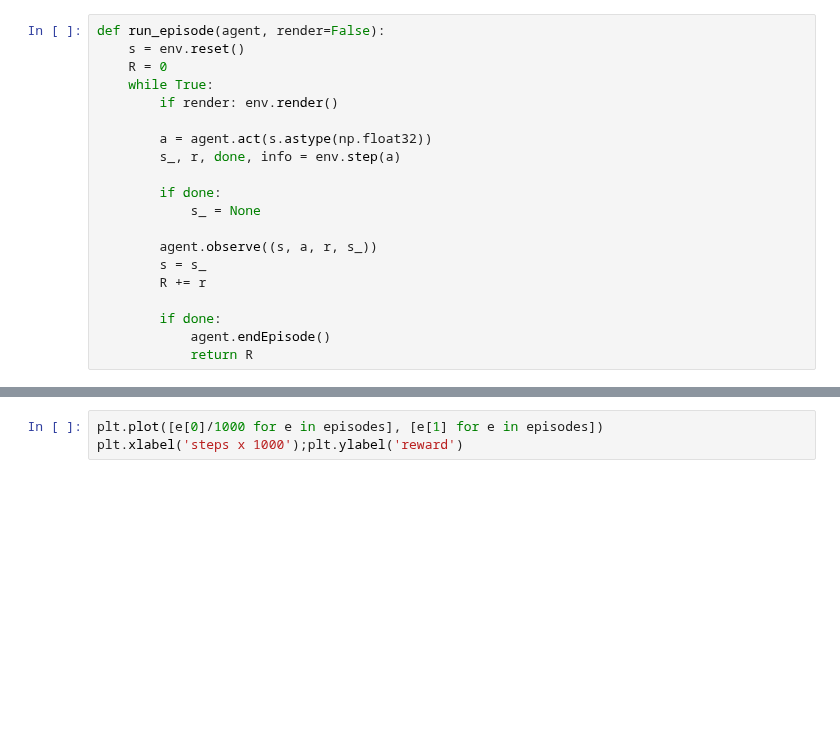
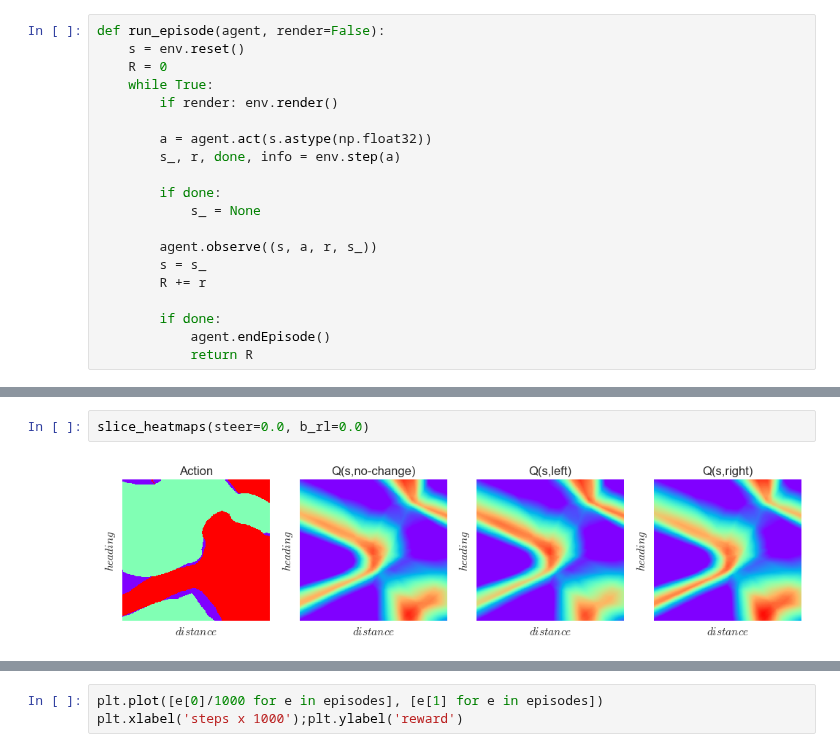
Before and after one commit to jcsharp/DriveIt, a Jupyter notebook: Model-Train.ipynb, the cells around one changed output, grey strips where cells are left out. Cells and saved outputs as stored; diff of their text form; blank space fills up the shorter version.

```diff
--- a/Model-Train.ipynb
+++ b/Model-Train.ipynb
@@ -397,0 +408,4 @@ Episode: 3000, steps: 62293, epsilon: 0.867713, average reward: -1.501274.
+# %%
+slice_heatmaps(steer=0.0, b_rl=0.0)
+# %% [output]
+[figure, added]
```
Also changed, not shown: parts of 10 cells of this notebook, 1 other file.
